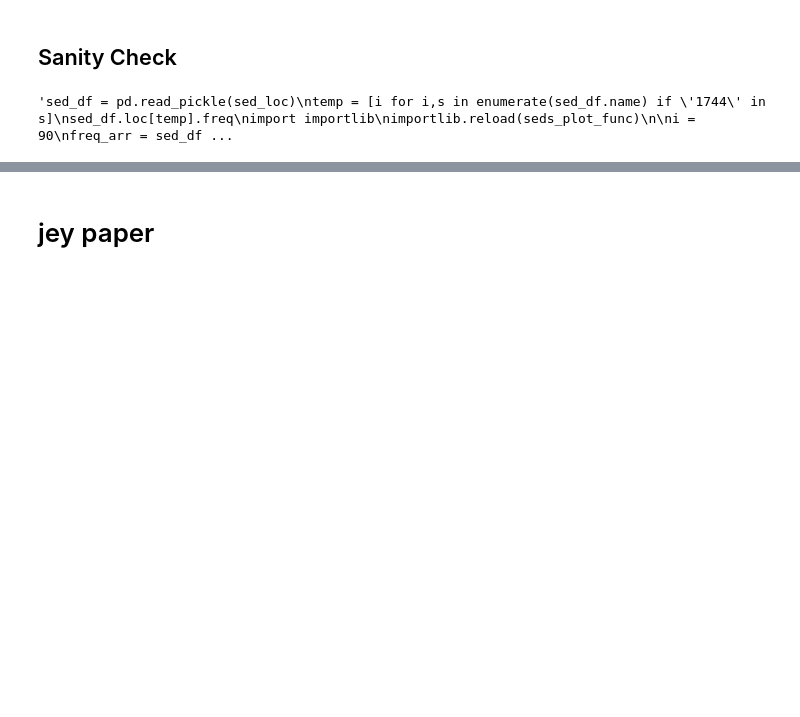
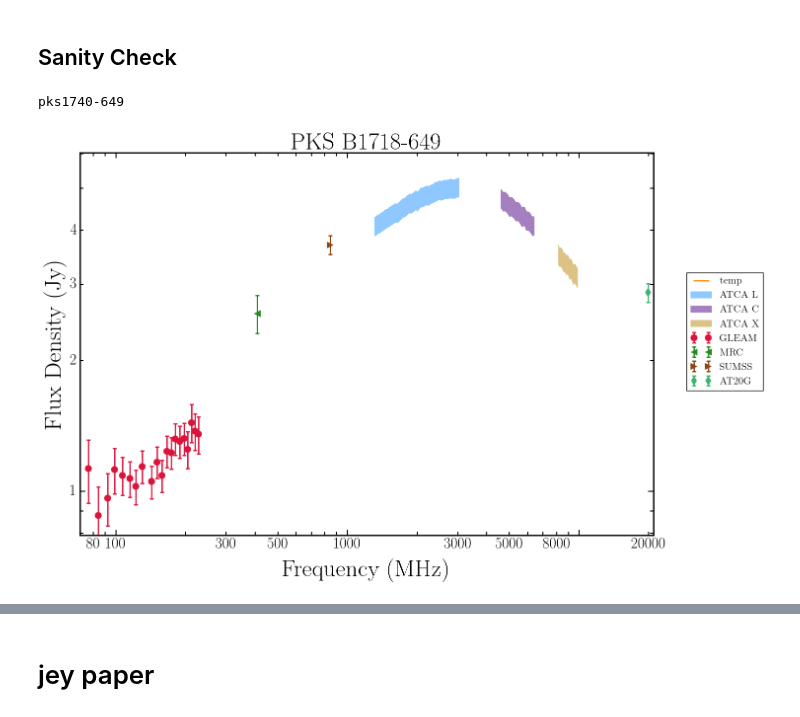
Before and after one commit to meljrose/C3030, a Jupyter notebook: combine_surveys.ipynb, the cells around one changed output, grey strips where cells are left out. Cells and saved outputs as stored; diff of their text form; code cells hidden in the pictures; blank space fills up the shorter version.

```diff
--- a/combine_surveys.ipynb
+++ b/combine_surveys.ipynb
@@ -319,28 +319,30 @@ for i in df.index.tolist():
 # %%
 76-227
 # %%
-'''sed_df = pd.read_pickle(sed_loc)
+sed_df = pd.read_pickle(sed_loc)
 temp = [i for i,s in enumerate(sed_df.name) if '1744' in s]
 sed_df.loc[temp].freq
 import importlib
 importlib.reload(seds_plot_func)
 
-i = 90
+i = 89
 freq_arr = sed_df.loc[i]["freq"]*1000 # in MHz
 flux_arr = sed_df.loc[i]["flux"]
 flux_err_arr = sed_df.loc[i]["flux_err"]
 name = sed_df.loc[i]["name"]
 print(name)
+name = 'PKS B1718-649'
 
-#n = 10
-#freq_arr, flux_arr, flux_err_arr = atca_filter(n, freq_arr, flux_arr, flux_err_arr)
+n = 100
+freq_arr, flux_arr, flux_err_arr = atca_filter(n, freq_arr, flux_arr, flux_err_arr)
 
 
 # residuals = True
-seds_plot_func.sed(powlaw,[1,1],freq_arr,
+seds_plot_func.sed(powlaw,['temp'],[1,1],freq_arr,
                    flux_arr,flux_err_arr, name,
-                   freq_labels = True, savefig = False, resid=True)
+                   freq_labels = True, savefig = False, resid=False)
 
-plt.close()'''
+plt.close()
 # %% [output]
-'sed_df = pd.read_pickle(sed_loc)\ntemp = [i for i,s in enumerate(sed_df.name) if \'1744\' in s]\nsed_df.loc[temp].freq\nimport importlib\nimportlib.reload(seds_plot_func)\n\ni = 90\nfreq_arr = sed_df ...
+pks1740-649
+[figure, added]
```
Also changed, not shown: parts of 2 cells of this notebook, 24 other files.
